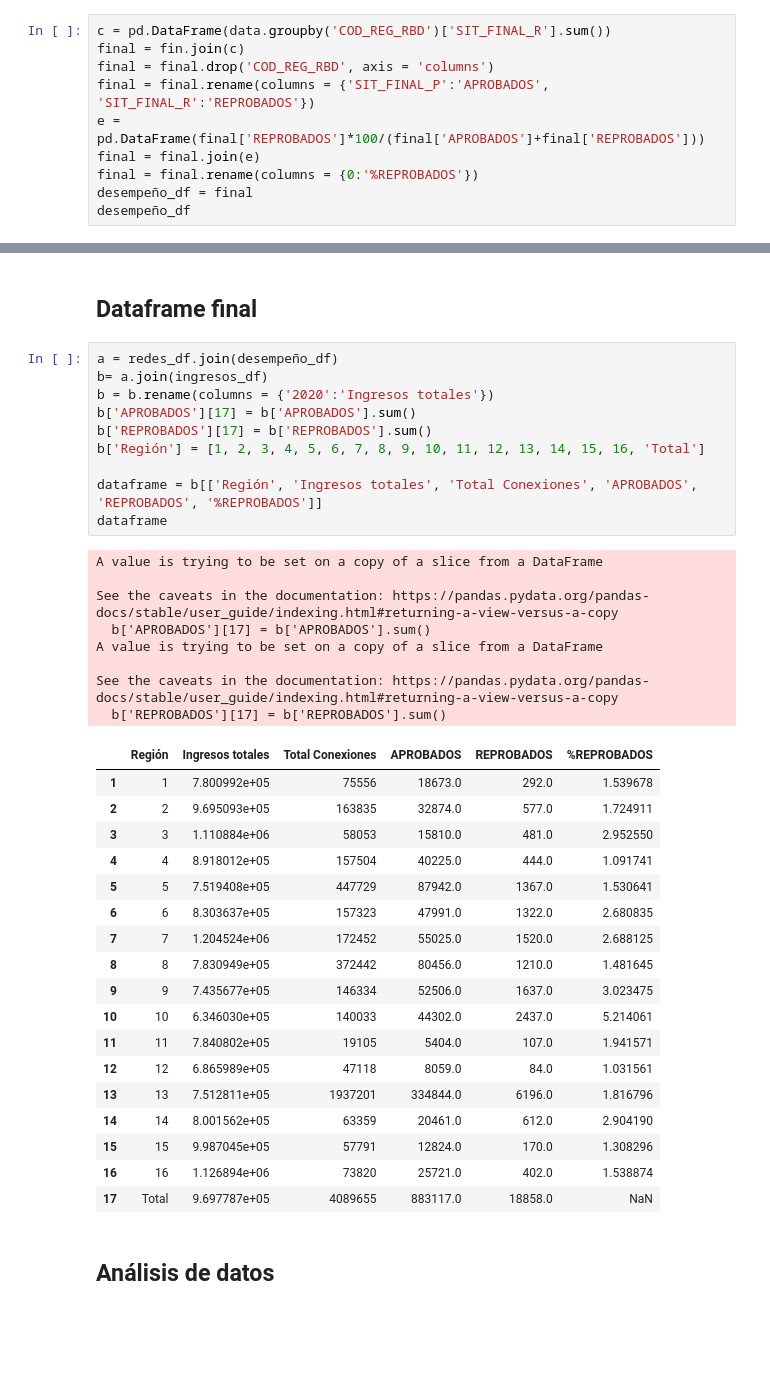
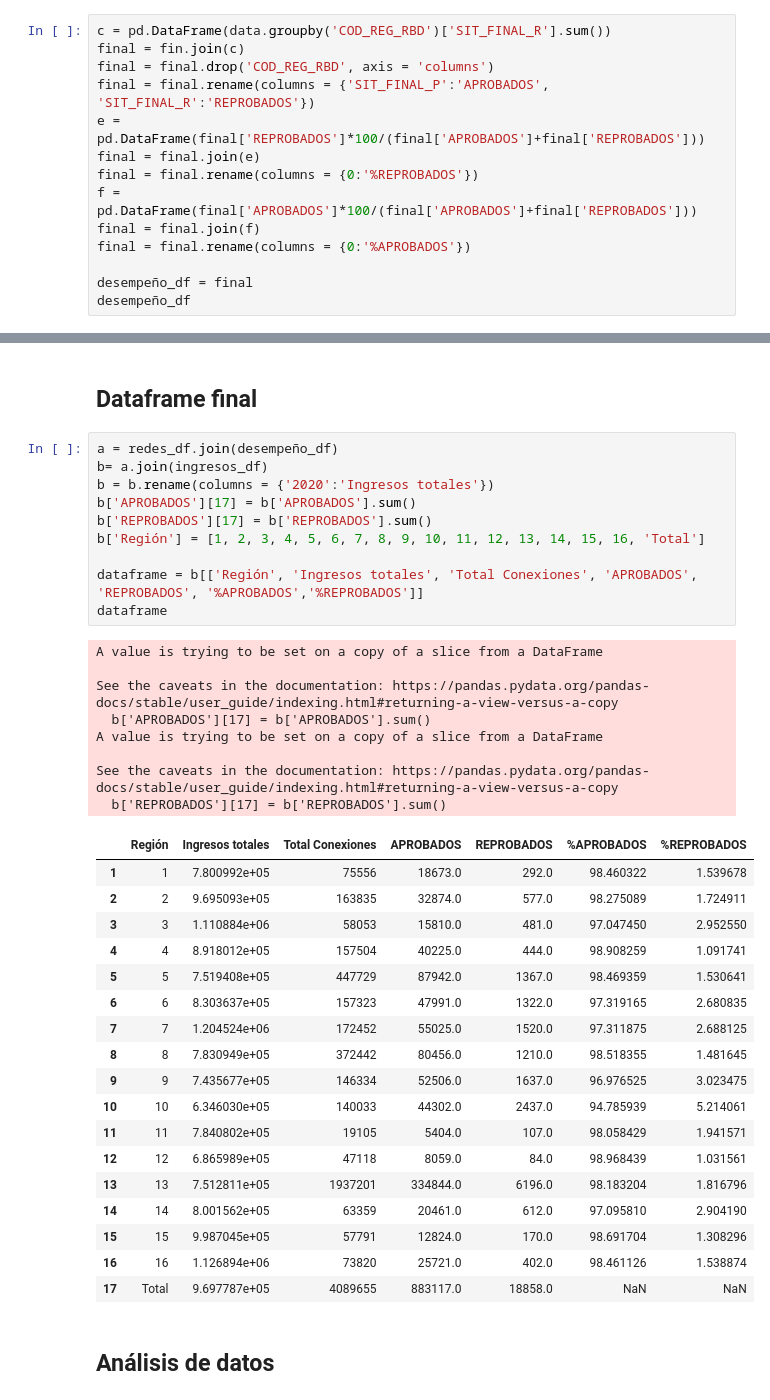
Before and after one commit to MarceVU/Proyecto---Cs-de-Datos, a Jupyter notebook: Proyecto.ipynb, the cells around one changed output, grey strips where cells are left out. Drawn from its saved outputs; the diff is of its cells as text; blank space fills up the shorter version.

Commit message:
%aprobados

```diff
--- a/Proyecto.ipynb
+++ b/Proyecto.ipynb
@@ -267,6 +267,10 @@ final = final.rename(columns = {'SIT_FINAL_P':'APROBADOS', 'SIT_FINAL_R':'REPROB
 e = pd.DataFrame(final['REPROBADOS']*100/(final['APROBADOS']+final['REPROBADOS']))
 final = final.join(e)
 final = final.rename(columns = {0:'%REPROBADOS'})
+f = pd.DataFrame(final['APROBADOS']*100/(final['APROBADOS']+final['REPROBADOS']))
+final = final.join(f)
+final = final.rename(columns = {0:'%APROBADOS'})
+
 desempeño_df = final
 desempeño_df
 # %% [output]
@@ -357,39 +361,39 @@ redes_df
 # %%
 a = redes_df.join(desempeño_df)
 b= a.join(ingresos_df)
 b = b.rename(columns = {'2020':'Ingresos totales'})
 b['APROBADOS'][17] = b['APROBADOS'].sum()
 b['REPROBADOS'][17] = b['REPROBADOS'].sum()
 b['Región'] = [1, 2, 3, 4, 5, 6, 7, 8, 9, 10, 11, 12, 13, 14, 15, 16, 'Total']
 
-dataframe = b[['Región', 'Ingresos totales', 'Total Conexiones', 'APROBADOS', 'REPROBADOS', '%REPROBADOS']]
+dataframe = b[['Región', 'Ingresos totales', 'Total Conexiones', 'APROBADOS', 'REPROBADOS', '%APROBADOS','%REPROBADOS']]
 dataframe
 # %% [output]
 A value is trying to be set on a copy of a slice from a DataFrame
 
 See the caveats in the documentation: https://pandas.pydata.org/pandas-docs/stable/user_guide/indexing.html#returning-a-view-versus-a-copy
   b['APROBADOS'][17] = b['APROBADOS'].sum()
 A value is trying to be set on a copy of a slice from a DataFrame
 
 See the caveats in the documentation: https://pandas.pydata.org/pandas-docs/stable/user_guide/indexing.html#returning-a-view-versus-a-copy
   b['REPROBADOS'][17] = b['REPROBADOS'].sum()
-|  | Región | Ingresos totales | Total Conexiones | APROBADOS | REPROBADOS | %REPROBADOS |
-| 1 | 1 | 7.800992e+05 | 75556 | 18673.0 | 292.0 | 1.539678 |
-| 2 | 2 | 9.695093e+05 | 163835 | 32874.0 | 577.0 | 1.724911 |
-| 3 | 3 | 1.110884e+06 | 58053 | 15810.0 | 481.0 | 2.952550 |
-| 4 | 4 | 8.918012e+05 | 157504 | 40225.0 | 444.0 | 1.091741 |
-| 5 | 5 | 7.519408e+05 | 447729 | 87942.0 | 1367.0 | 1.530641 |
-| 6 | 6 | 8.303637e+05 | 157323 | 47991.0 | 1322.0 | 2.680835 |
-| 7 | 7 | 1.204524e+06 | 172452 | 55025.0 | 1520.0 | 2.688125 |
-| 8 | 8 | 7.830949e+05 | 372442 | 80456.0 | 1210.0 | 1.481645 |
-| 9 | 9 | 7.435677e+05 | 146334 | 52506.0 | 1637.0 | 3.023475 |
-| 10 | 10 | 6.346030e+05 | 140033 | 44302.0 | 2437.0 | 5.214061 |
-| 11 | 11 | 7.840802e+05 | 19105 | 5404.0 | 107.0 | 1.941571 |
-| 12 | 12 | 6.865989e+05 | 47118 | 8059.0 | 84.0 | 1.031561 |
-| 13 | 13 | 7.512811e+05 | 1937201 | 334844.0 | 6196.0 | 1.816796 |
-| 14 | 14 | 8.001562e+05 | 63359 | 20461.0 | 612.0 | 2.904190 |
-| 15 | 15 | 9.987045e+05 | 57791 | 12824.0 | 170.0 | 1.308296 |
-| 16 | 16 | 1.126894e+06 | 73820 | 25721.0 | 402.0 | 1.538874 |
-| 17 | Total | 9.697787e+05 | 4089655 | 883117.0 | 18858.0 | NaN |
+|  | Región | Ingresos totales | Total Conexiones | APROBADOS | REPROBADOS | %APROBADOS | %REPROBADOS |
+| 1 | 1 | 7.800992e+05 | 75556 | 18673.0 | 292.0 | 98.460322 | 1.539678 |
+| 2 | 2 | 9.695093e+05 | 163835 | 32874.0 | 577.0 | 98.275089 | 1.724911 |
+| 3 | 3 | 1.110884e+06 | 58053 | 15810.0 | 481.0 | 97.047450 | 2.952550 |
+| 4 | 4 | 8.918012e+05 | 157504 | 40225.0 | 444.0 | 98.908259 | 1.091741 |
+| 5 | 5 | 7.519408e+05 | 447729 | 87942.0 | 1367.0 | 98.469359 | 1.530641 |
+| 6 | 6 | 8.303637e+05 | 157323 | 47991.0 | 1322.0 | 97.319165 | 2.680835 |
+| 7 | 7 | 1.204524e+06 | 172452 | 55025.0 | 1520.0 | 97.311875 | 2.688125 |
+| 8 | 8 | 7.830949e+05 | 372442 | 80456.0 | 1210.0 | 98.518355 | 1.481645 |
+| 9 | 9 | 7.435677e+05 | 146334 | 52506.0 | 1637.0 | 96.976525 | 3.023475 |
+| 10 | 10 | 6.346030e+05 | 140033 | 44302.0 | 2437.0 | 94.785939 | 5.214061 |
+| 11 | 11 | 7.840802e+05 | 19105 | 5404.0 | 107.0 | 98.058429 | 1.941571 |
+| 12 | 12 | 6.865989e+05 | 47118 | 8059.0 | 84.0 | 98.968439 | 1.031561 |
+| 13 | 13 | 7.512811e+05 | 1937201 | 334844.0 | 6196.0 | 98.183204 | 1.816796 |
+| 14 | 14 | 8.001562e+05 | 63359 | 20461.0 | 612.0 | 97.095810 | 2.904190 |
+| 15 | 15 | 9.987045e+05 | 57791 | 12824.0 | 170.0 | 98.691704 | 1.308296 |
+| 16 | 16 | 1.126894e+06 | 73820 | 25721.0 | 402.0 | 98.461126 | 1.538874 |
+| 17 | Total | 9.697787e+05 | 4089655 | 883117.0 | 18858.0 | NaN | NaN |
 # %% [markdown]
 ## Análisis de datos
```
Also changed, not shown: parts of 1 cell of this notebook.
